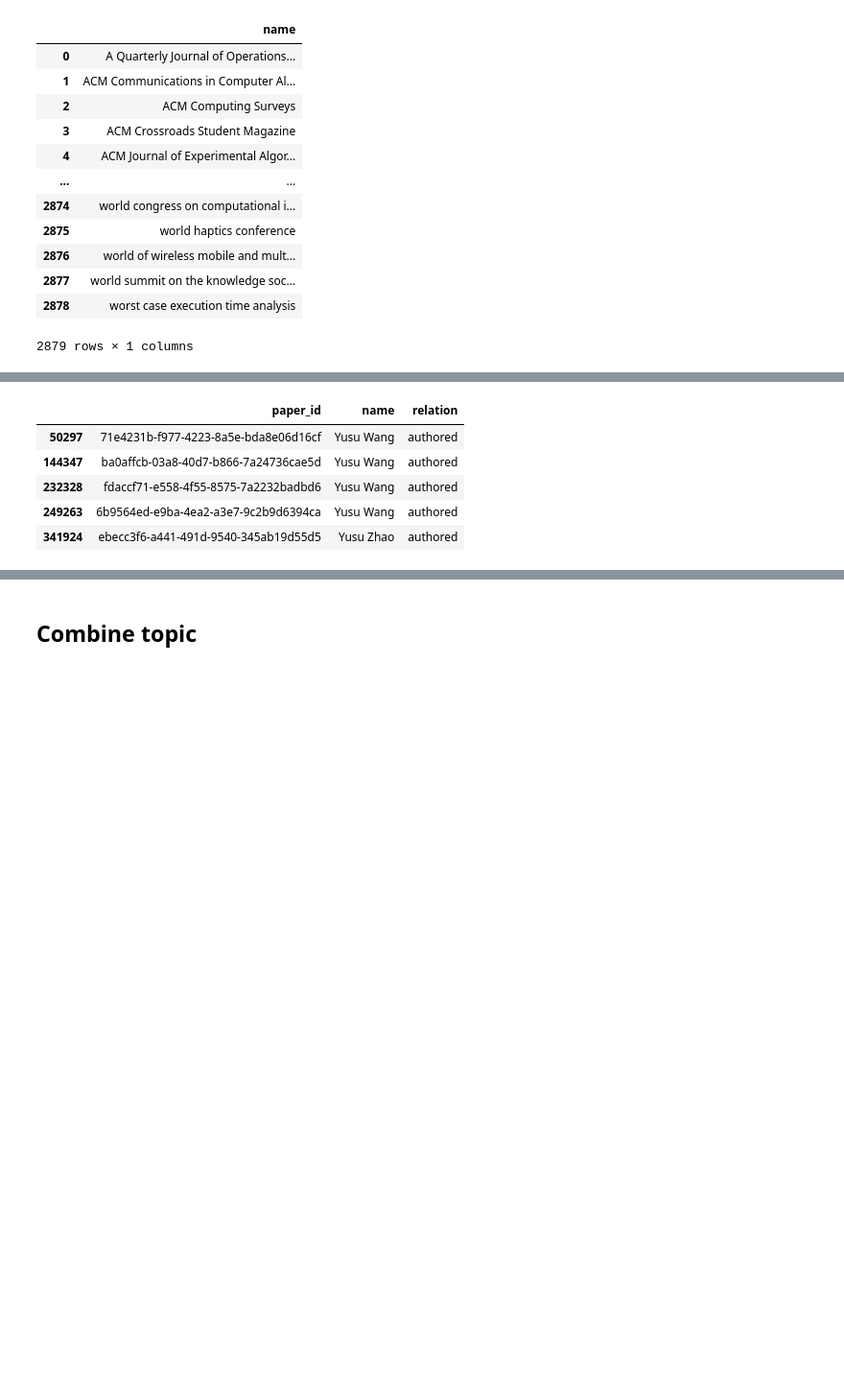
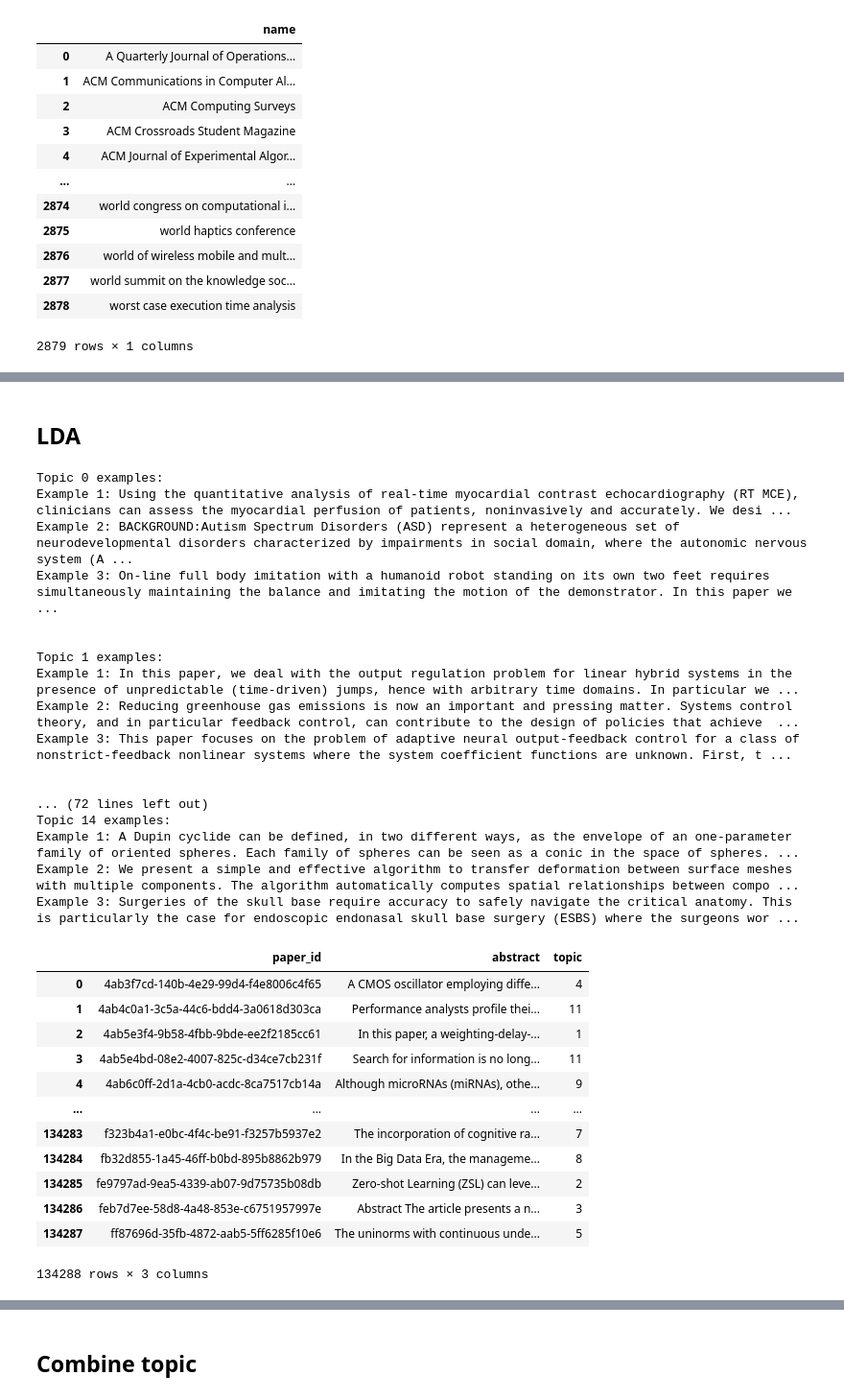
Before and after one commit to mf02511/Research-Paper-Knowledge-Graph, a Jupyter notebook: data_cleaning.ipynb, the cells around one changed output, grey strips where cells are left out. Shown at 96% size. Saved outputs shown, nothing was run; the diff lists cells and outputs as text; code cells hidden in the pictures; blank space fills up the shorter version.

```diff
--- a/data_cleaning.ipynb
+++ b/data_cleaning.ipynb
@@ -176,10 +176,70 @@ papers
 134288 rows × 4 columns
-# %%
-authors[authors['name'].str.lower().str.contains('yusu ')]
-# %% [output]
-|  | paper_id | name | relation |
-| 50297 | 71e4231b-f977-4223-8a5e-bda8e06d16cf | Yusu Wang | authored |
-| 144347 | ba0affcb-03a8-40d7-b866-7a24736cae5d | Yusu Wang | authored |
-| 232328 | fdaccf71-e558-4f55-8575-7a2232badbd6 | Yusu Wang | authored |
-| 249263 | 6b9564ed-e9ba-4ea2-a3e7-9c2b9d6394ca | Yusu Wang | authored |
-| 341924 | ebecc3f6-a441-491d-9540-345ab19d55d5 | Yusu Zhao | authored |
+# %% [markdown]
+## LDA
+# %%
+from sklearn.feature_extraction.text import CountVectorizer
+from sklearn.decomposition import LatentDirichletAllocation
+
+df = abstracts.copy()
+
+# Fill missing values and ensure text is treated as a string
+df['abstract'] = df['abstract'].fillna('').astype(str)
+
+# Create a CountVectorizer object
+vectorizer = CountVectorizer(max_df=0.95, min_df=2, stop_words='english')
+
+# Fit and transform the abstracts
+dtm = vectorizer.fit_transform(df['abstract'])
+
+# Create and fit the LDA model
+lda = LatentDirichletAllocation(n_components=15, random_state=42)  # n_components is # of topics
+lda.fit(dtm)
+
+# Get the topic distribution for each document
+topic_distribution = lda.transform(dtm)
+
+# Add a new column to the dataframe that indicates the most probable topic for each document
+df['topic'] = topic_distribution.argmax(axis=1)
+
+# Display examples from each topic
+for topic_num in range(lda.n_components):
+    print(f"Topic {topic_num} examples:")
+    # Filter documents belonging to the topic
+    topic_examples = df[df['topic'] == topic_num]['abstract'].sample(n=3, random_state=42)
+    for i, example in enumerate(topic_examples):
+        print(f"Example {i + 1}: {example}")
+    print("\n")
+
+# Now DataFrame 'df' has a new column 'topic' which represents the assigned topic for each document.
+df
+# %% [output]
+Topic 0 examples:
+Example 1: Using the quantitative analysis of real-time myocardial contrast echocardiography (RT MCE), clinicians can assess the myocardial perfusion of patients, noninvasively and accurately. We desi ...
+Example 2: BACKGROUND:Autism Spectrum Disorders (ASD) represent a heterogeneous set of neurodevelopmental disorders characterized by impairments in social domain, where the autonomic nervous system (A ...
+Example 3: On-line full body imitation with a humanoid robot standing on its own two feet requires simultaneously maintaining the balance and imitating the motion of the demonstrator. In this paper we ...
+
+
+Topic 1 examples:
+Example 1: In this paper, we deal with the output regulation problem for linear hybrid systems in the presence of unpredictable (time-driven) jumps, hence with arbitrary time domains. In particular we ...
+Example 2: Reducing greenhouse gas emissions is now an important and pressing matter. Systems control theory, and in particular feedback control, can contribute to the design of policies that achieve  ...
+Example 3: This paper focuses on the problem of adaptive neural output-feedback control for a class of nonstrict-feedback nonlinear systems where the system coefficient functions are unknown. First, t ...
+
+
+... (72 lines left out)
+Topic 14 examples:
+Example 1: A Dupin cyclide can be defined, in two different ways, as the envelope of an one-parameter family of oriented spheres. Each family of spheres can be seen as a conic in the space of spheres. ...
+Example 2: We present a simple and effective algorithm to transfer deformation between surface meshes with multiple components. The algorithm automatically computes spatial relationships between compo ...
+Example 3: Surgeries of the skull base require accuracy to safely navigate the critical anatomy. This is particularly the case for endoscopic endonasal skull base surgery (ESBS) where the surgeons wor ...
+|  | paper_id | abstract | topic |
+| 0 | 4ab3f7cd-140b-4e29-99d4-f4e8006c4f65 | A CMOS oscillator employing diffe... | 4 |
+| 1 | 4ab4c0a1-3c5a-44c6-bdd4-3a0618d303ca | Performance analysts profile thei... | 11 |
+| 2 | 4ab5e3f4-9b58-4fbb-9bde-ee2f2185cc61 | In this paper, a weighting-delay-... | 1 |
+| 3 | 4ab5e4bd-08e2-4007-825c-d34ce7cb231f | Search for information is no long... | 11 |
+| 4 | 4ab6c0ff-2d1a-4cb0-acdc-8ca7517cb14a | Although microRNAs (miRNAs), othe... | 9 |
+| ... | ... | ... | ... |
+| 134283 | f323b4a1-e0bc-4f4c-be91-f3257b5937e2 | The incorporation of cognitive ra... | 7 |
+| 134284 | fb32d855-1a45-46ff-b0bd-895b8862b979 | In the Big Data Era, the manageme... | 8 |
+| 134285 | fe9797ad-9ea5-4339-ab07-9d75735b08db | Zero-shot Learning (ZSL) can leve... | 2 |
+| 134286 | feb7d7ee-58d8-4a48-853e-c6751957997e | Abstract The article presents a n... | 3 |
+| 134287 | ff87696d-35fb-4872-aab5-5ff6285f10e6 | The uninorms with continuous unde... | 5 |
+134288 rows × 3 columns
```
Also changed, not shown: parts of 6 cells of this notebook.
